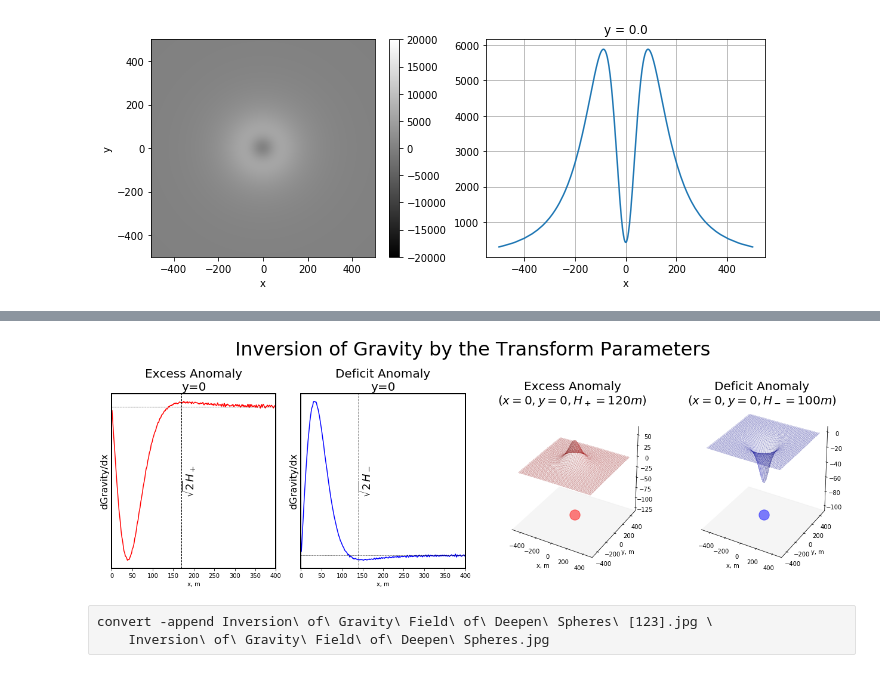
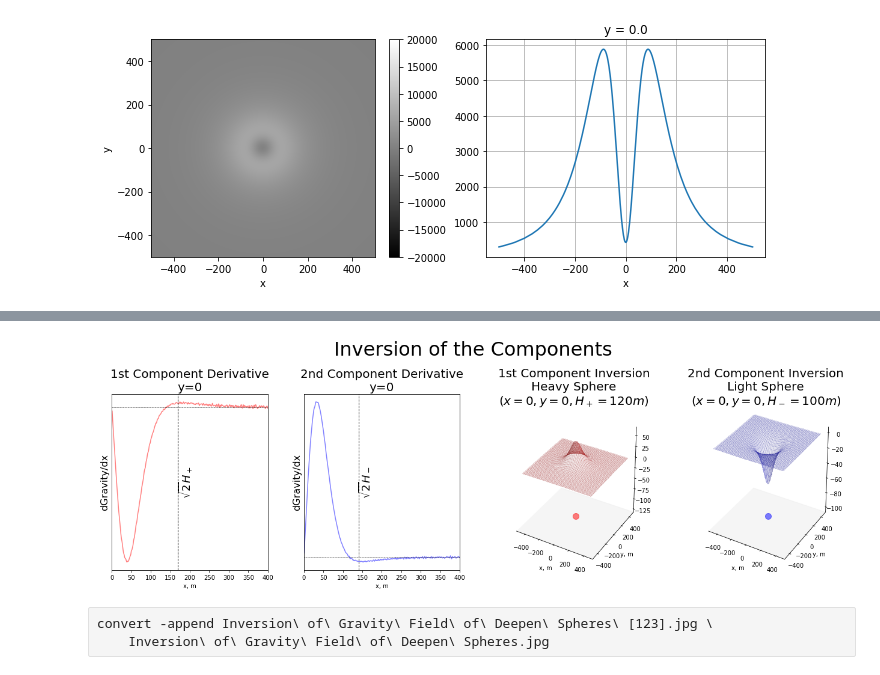
Before and after one commit to AlexeyPechnikov/gis-snippets, a Jupyter notebook: Inversion of Gravity Field of Deepen Spheres.ipynb, the cells around one changed output, grey strips where cells are left out. Drawn from its saved outputs; the diff is of its cells as text; code cells hidden in the pictures.

```diff
--- a/Inversion of Gravity Field of Deepen Spheres.ipynb
+++ b/Inversion of Gravity Field of Deepen Spheres.ipynb
@@ -337,7 +341,7 @@ da = dga1.sel(x=slice(-450,450),y=slice(450,-450))
 (X,Y) = np.meshgrid(da.x,da.y)
 Z=da.values/1000
 surf = ax1.plot_surface(X, Y, Z,linewidth=0, antialiased=False,color='red',alpha=0.1)
-ax1.set_title("Excess Anomaly\n$(x=0, y=0, H_+=120m)$", fontsize=20)
+ax1.set_title("1st Component Inversion\nHeavy Sphere\n$(x=0, y=0, H_+=120m)$", fontsize=20)
 ax1.set_xlabel('x, m')
 ax1.set_ylabel('y, m')
 # make the panes transparent
@@ -350,8 +354,8 @@ ax1.grid(False)
 #ax1.axis('off')
 
 ax6 = fig.add_subplot(1, 4, 1)
-fdga1.sel(x=slice(0,500)).diff(dim='x').sel(y=0).plot(ax=ax6,color='red')
-ax6.set_title('Excess Anomaly\ny=0', fontsize=20)
+fdga1.sel(x=slice(0,500)).diff(dim='x').sel(y=0).plot(ax=ax6,color='red', alpha=0.5)
+ax6.set_title('1st Component Derivative\ny=0', fontsize=20)
 ax6.set_xlim([0,400])
 ax6.set_yticks([], [])
 ax6.set_xlabel('x, m')
@@ -366,10 +370,7 @@ for ax in [ax6]:
         ax.text(x0, (ax.get_ylim()[0]+ax.get_ylim()[1])/2,
             r"$\sqrt{2}H_+$", rotation=90, verticalalignment='center',fontsize=18)
 
-for name in ['left','right','top','bottom']:
-    ax6.spines[name].set_linewidth(2)
-
-ax1.scatter([0], [0], [-120], marker='o', s=300, color='red', alpha=0.5)
+ax1.scatter([0], [0], [-120], marker='o', s=100, color='red', alpha=0.5)
 
 ax1 = fig.add_subplot(1, 4, 4, projection='3d')
 #dga.sel(x=slice(-500,500),y=slice(500,-500)).plot(ax=ax1, cmap='gray',vmin=0,vmax=20000, add_colorbar=False)
@@ -377,46 +378,43 @@ da = dga2.sel(x=slice(-450,450),y=slice(450,-450))
 (X,Y) = np.meshgrid(da.x,da.y)
 Z=da.values/1000
 surf = ax1.plot_surface(X, Y, Z,linewidth=0, antialiased=False,color='blue',alpha=0.1)
-ax1.set_title("Deficit Anomaly\n$(x=0, y=0, H_-=100m)$", fontsize=20)
+ax1.set_title("2nd Component Inversion\nLight Sphere\n$(x=0, y=0, H_-=100m)$", fontsize=20)
 ax1.set_xlabel('x, m')
 ax1.set_ylabel('y, m')
 # make the panes transparent
 ax1.xaxis.set_pane_color((1.0, 1.0, 1.0, 0.0))
 ax1.yaxis.set_pane_color((1.0, 1.0, 1.0, 0.0))
 #ax1.zaxis.set_pane_color((1.0, 1.0, 1.0, 0.0))
 ax1.grid(False)
 #ax1.w_zaxis.line.set_lw(0.)
 #ax1.set_zticks([])
 #ax1.axis('off')
 
 ax6 = fig.add_subplot(1, 4, 2)
-fdga2.sel(x=slice(0,500)).diff(dim='x').sel(y=0).plot(ax=ax6,color='blue')
-ax6.set_title('Deficit Anomaly\ny=0', fontsize=20)
+fdga2.sel(x=slice(0,500)).diff(dim='x').sel(y=0).plot(ax=ax6,color='blue', alpha=0.5)
+ax6.set_title('2nd Component Derivative\ny=0', fontsize=20)
 ax6.set_xlim([0,400])
 ax6.set_yticks([], [])
 ax6.set_xlabel('x, m')
 ax6.set_ylabel('dGravity/dx', fontsize=16)
 
 for ax in [ax6]:
     ax.axhline(y=0, c='black',lw=0.5,ls='--')
 
 for ax in [ax6]:
     for x0 in [100*1.41]:
         ax.axvline(x=x0, c='black',lw=1,ls='--')
         ax.text(x0, (ax.get_ylim()[0]+ax.get_ylim()[1])/2,
             r"$\sqrt{2}H_-$", rotation=90, verticalalignment='center',fontsize=18)
 
-for name in ['left','right','top','bottom']:
-    ax6.spines[name].set_linewidth(2)
+ax1.scatter([0], [0], [-100], marker='o', s=100, color='blue', alpha=0.5)
 
-ax1.scatter([0], [0], [-100], marker='o', s=300, color='blue', alpha=0.5)
-
-plt.suptitle("Inversion of Gravity by the Transform Parameters", fontsize=32)
+plt.suptitle("Inversion of the Components", fontsize=32)
 fig.tight_layout(rect=[0.01, 0.0, 1, 0.9])
 plt.savefig('Inversion of Gravity Field of Deepen Spheres 4.jpg', quality=95)
 plt.show()
 # %% [output]
-[figure, old version]
+[figure, new version]
 # %% [raw]
 convert -append Inversion\ of\ Gravity\ Field\ of\ Deepen\ Spheres\ [123].jpg \
     Inversion\ of\ Gravity\ Field\ of\ Deepen\ Spheres.jpg
```
Also changed, not shown: parts of 1 cell of this notebook, 1 other file.
